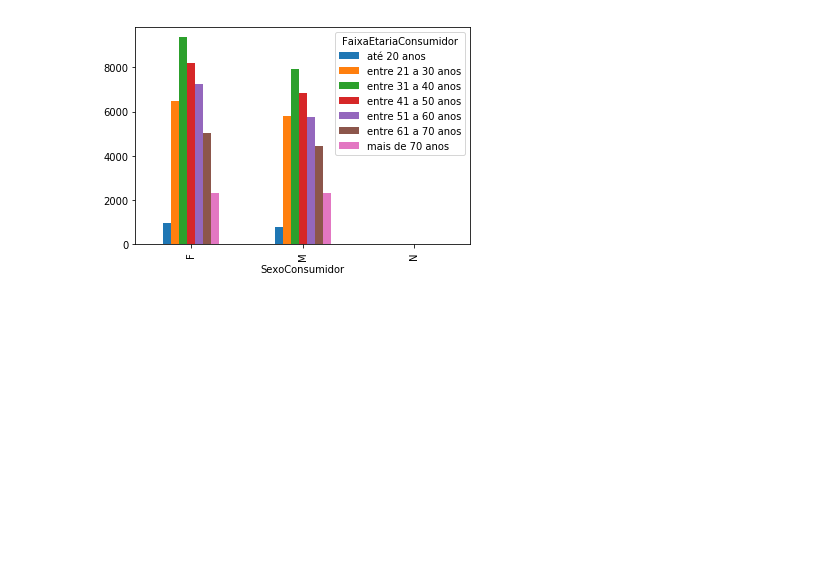
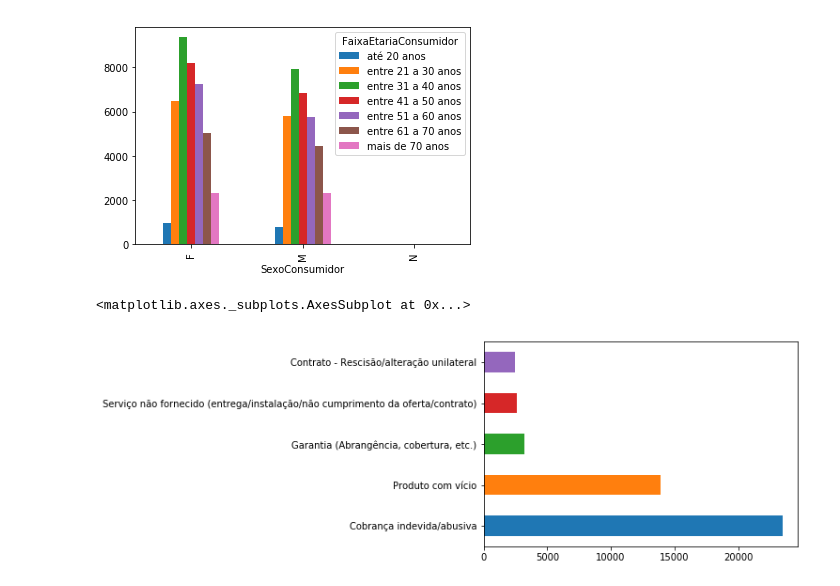
Before and after one commit to if1015-datascience-ufpe/2018-2-projeto-cambridge-analytica, a Jupyter notebook: script.ipynb, the cells around one changed output. Saved outputs shown, nothing was run; the diff lists cells and outputs as text; code cells hidden in the pictures; blank space fills up the shorter version.

Commit message:
adding analysis graphs

```diff
--- a/script.ipynb
+++ b/script.ipynb
@@ -275,3 +277,8 @@ dataset.groupby(['FaixaEtariaConsumidor','SexoConsumidor']).count()['Atendida'].
 # %% [output]
 <matplotlib.axes._subplots.AxesSubplot at 0x...>
 [figure]
+# %%
+dataset['DescricaoProblema'].value_counts().head().plot(kind='barh')
+# %% [output]
+<matplotlib.axes._subplots.AxesSubplot at 0x...>
+[figure, added]
```
Also changed, not shown: parts of 12 cells of this notebook.
